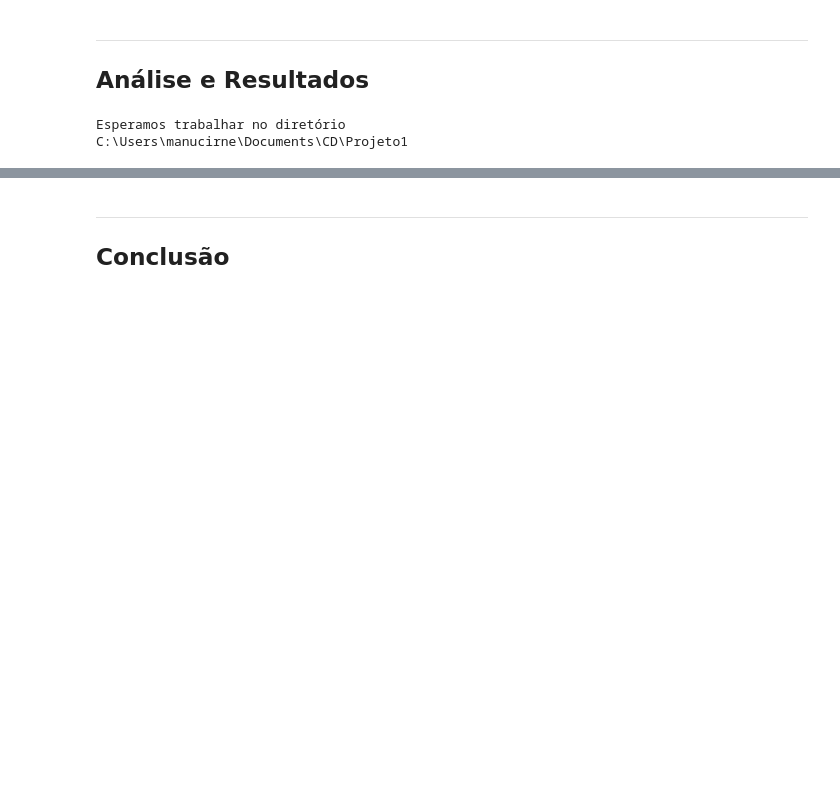
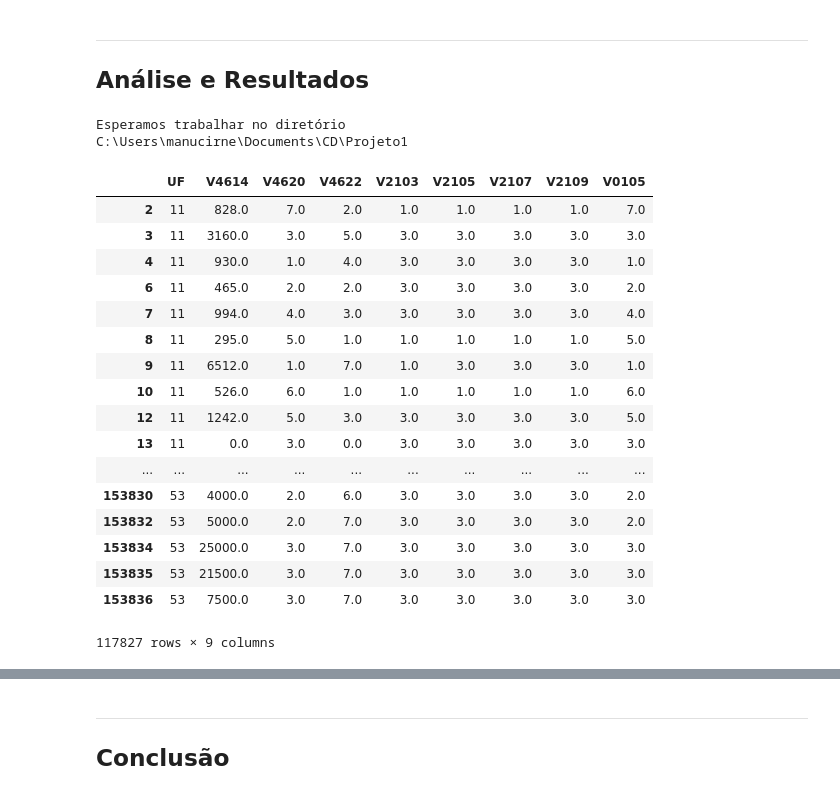
Before and after one commit to manucirne/Projeto1, a Jupyter notebook: Projeto1.ipynb, the cells around one changed output, grey strips where cells are left out. Saved outputs shown, nothing was run; the diff lists cells and outputs as text; code cells hidden in the pictures; blank space fills up the shorter version.

```diff
--- a/Projeto1.ipynb
+++ b/Projeto1.ipynb
@@ -35,5 +35,25 @@ dados13T = pd.read_csv('DOM2013.csv',sep=',')
 # %%
 #dados09 = pd.DataFrame({'UF':dados09T.V0102,'total de moradores':dados09T.V0105,'Renda mensal por domicílio':dados09T.V4614,'Número de componentes do domicílio':dados09T.V4620,'Rendimento mensal per capta':dados09T.V4622,'preocupação de alimentos acabarem':dados09T.V2103,'alimentos acabaram':dados09T.V2105,'falta de dinheiro para alimentação saudável':dados09T.V2107,'comeram o que tinha/sem dinheiro':dados09T.V2109})
 dados09 = dados09T.loc[:,["UF","V4614","V4620","V4622","V2103","V2105","V2107","V2109","V0105"]]
 naonulos09 = dados09[pd.notnull(dados09.V4622)&pd.notnull(dados09.V4620)&pd.notnull(dados09.V2109)&pd.notnull(dados09.V2107)&pd.notnull(dados09.V2105)&pd.notnull(dados09.V0105)]
 naonulos09 = naonulos09[dados09.V4614!=999999999999]
+naonulos09
+# %% [output]
+|  | UF | V4614 | V4620 | V4622 | V2103 | V2105 | V2107 | V2109 | V0105 |
+| 2 | 11 | 828.0 | 7.0 | 2.0 | 1.0 | 1.0 | 1.0 | 1.0 | 7.0 |
+| 3 | 11 | 3160.0 | 3.0 | 5.0 | 3.0 | 3.0 | 3.0 | 3.0 | 3.0 |
+| 4 | 11 | 930.0 | 1.0 | 4.0 | 3.0 | 3.0 | 3.0 | 3.0 | 1.0 |
+| 6 | 11 | 465.0 | 2.0 | 2.0 | 3.0 | 3.0 | 3.0 | 3.0 | 2.0 |
+| 7 | 11 | 994.0 | 4.0 | 3.0 | 3.0 | 3.0 | 3.0 | 3.0 | 4.0 |
+| 8 | 11 | 295.0 | 5.0 | 1.0 | 1.0 | 1.0 | 1.0 | 1.0 | 5.0 |
+| 9 | 11 | 6512.0 | 1.0 | 7.0 | 1.0 | 3.0 | 3.0 | 3.0 | 1.0 |
+| 10 | 11 | 526.0 | 6.0 | 1.0 | 1.0 | 1.0 | 1.0 | 1.0 | 6.0 |
+| 12 | 11 | 1242.0 | 5.0 | 3.0 | 3.0 | 3.0 | 3.0 | 3.0 | 5.0 |
+| 13 | 11 | 0.0 | 3.0 | 0.0 | 3.0 | 3.0 | 3.0 | 3.0 | 3.0 |
+| ... | ... | ... | ... | ... | ... | ... | ... | ... | ... |
+| 153830 | 53 | 4000.0 | 2.0 | 6.0 | 3.0 | 3.0 | 3.0 | 3.0 | 2.0 |
+| 153832 | 53 | 5000.0 | 2.0 | 7.0 | 3.0 | 3.0 | 3.0 | 3.0 | 2.0 |
+| 153834 | 53 | 25000.0 | 3.0 | 7.0 | 3.0 | 3.0 | 3.0 | 3.0 | 3.0 |
+| 153835 | 53 | 21500.0 | 3.0 | 7.0 | 3.0 | 3.0 | 3.0 | 3.0 | 3.0 |
+| 153836 | 53 | 7500.0 | 3.0 | 7.0 | 3.0 | 3.0 | 3.0 | 3.0 | 3.0 |
+117827 rows × 9 columns
```
Also changed, not shown: parts of 19 cells of this notebook.
